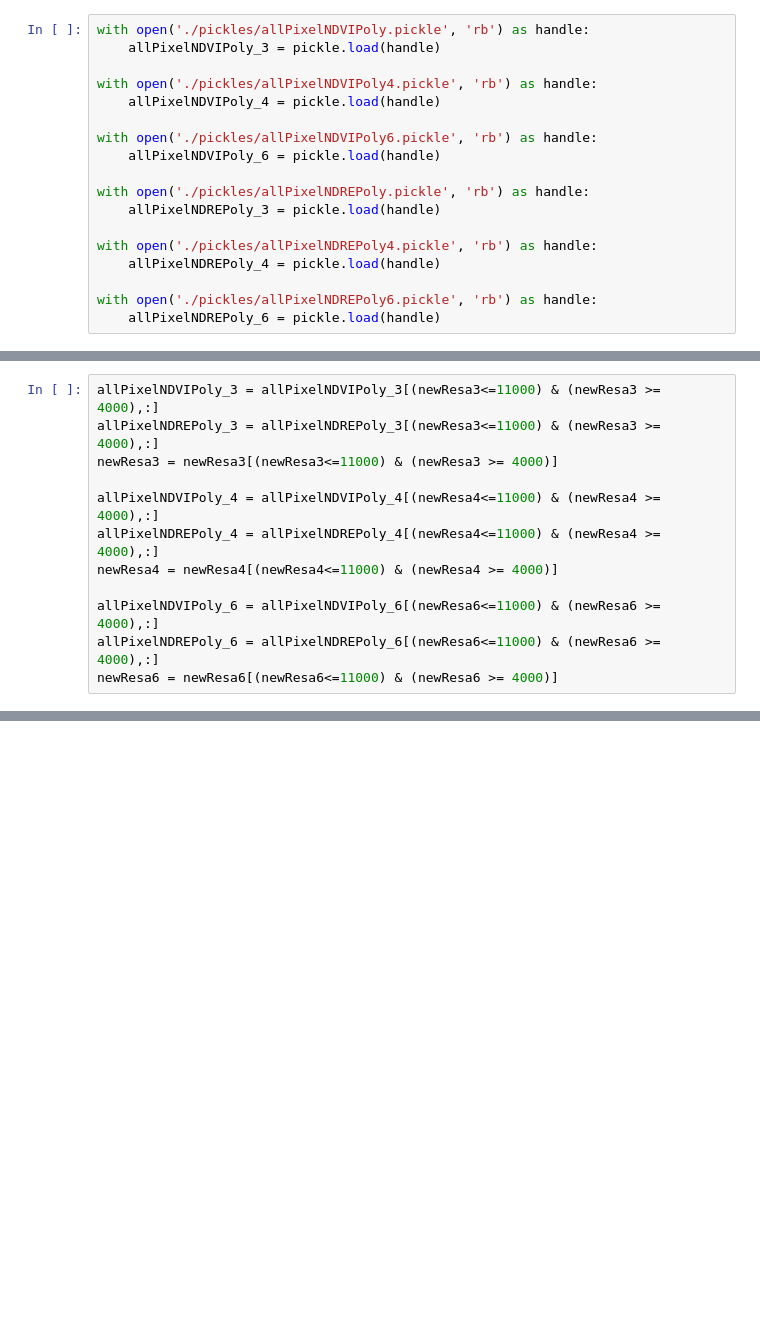
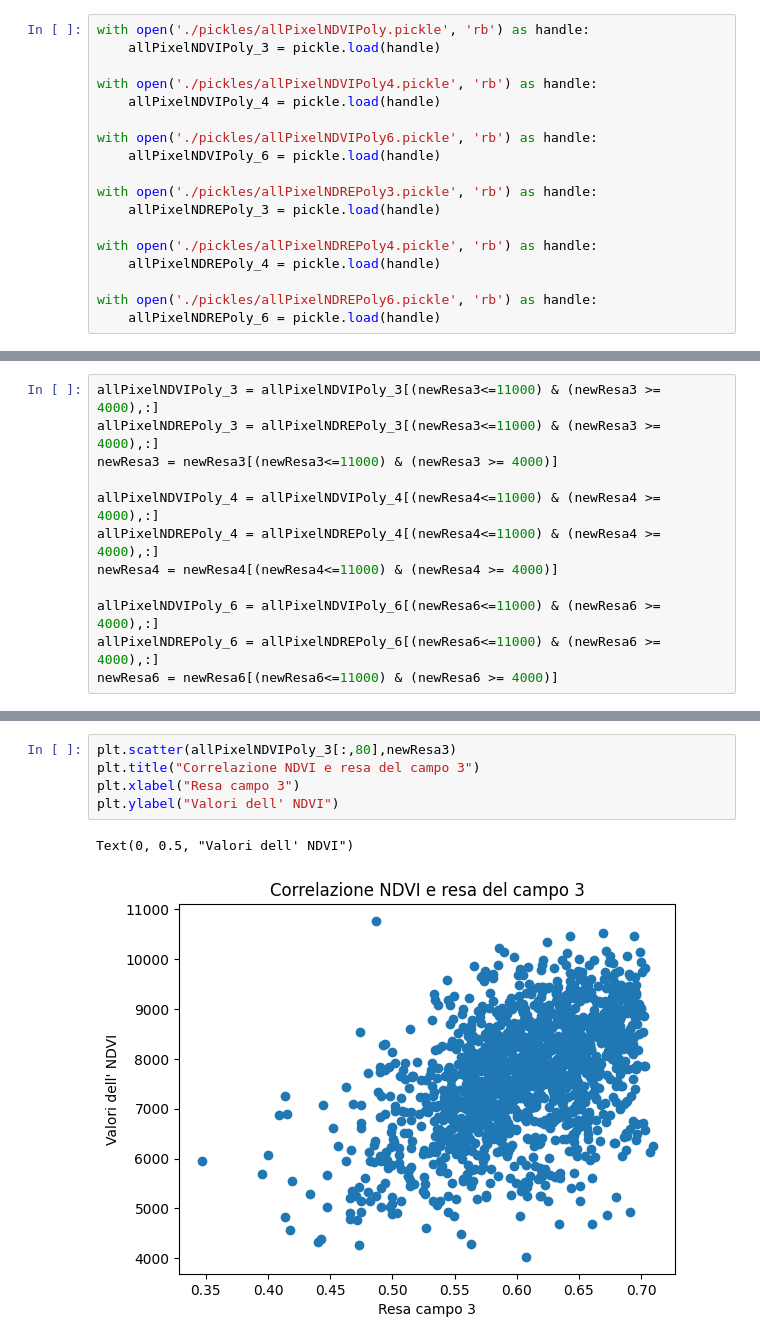
Before and after one commit to Simone-Scalella/BigDataProject, a Jupyter notebook: correlazione_resa_indici.ipynb, the cells around one changed output, grey strips where cells are left out. Drawn from its saved outputs; the diff is of its cells as text; blank space fills up the shorter version.

```diff
--- a/correlazione_resa_indici.ipynb
+++ b/correlazione_resa_indici.ipynb
@@ -14,7 +14,7 @@ with open('./pickles/allPixelNDVIPoly4.pickle', 'rb') as handle:
 with open('./pickles/allPixelNDVIPoly6.pickle', 'rb') as handle:
     allPixelNDVIPoly_6 = pickle.load(handle)
 
-with open('./pickles/allPixelNDREPoly.pickle', 'rb') as handle:
+with open('./pickles/allPixelNDREPoly3.pickle', 'rb') as handle:
     allPixelNDREPoly_3 = pickle.load(handle)
 
 with open('./pickles/allPixelNDREPoly4.pickle', 'rb') as handle:
@@ -47,0 +62,8 @@ newResa6 = newResa6[(newResa6<=11000) & (newResa6 >= 4000)]
+# %%
+plt.scatter(allPixelNDVIPoly_3[:,80],newResa3)
+plt.title("Correlazione NDVI e resa del campo 3")
+plt.xlabel("Resa campo 3")
+plt.ylabel("Valori dell' NDVI")
+# %% [output]
+Text(0, 0.5, "Valori dell' NDVI")
+[figure, added]
```
Also changed, not shown: parts of 6 cells of this notebook.
